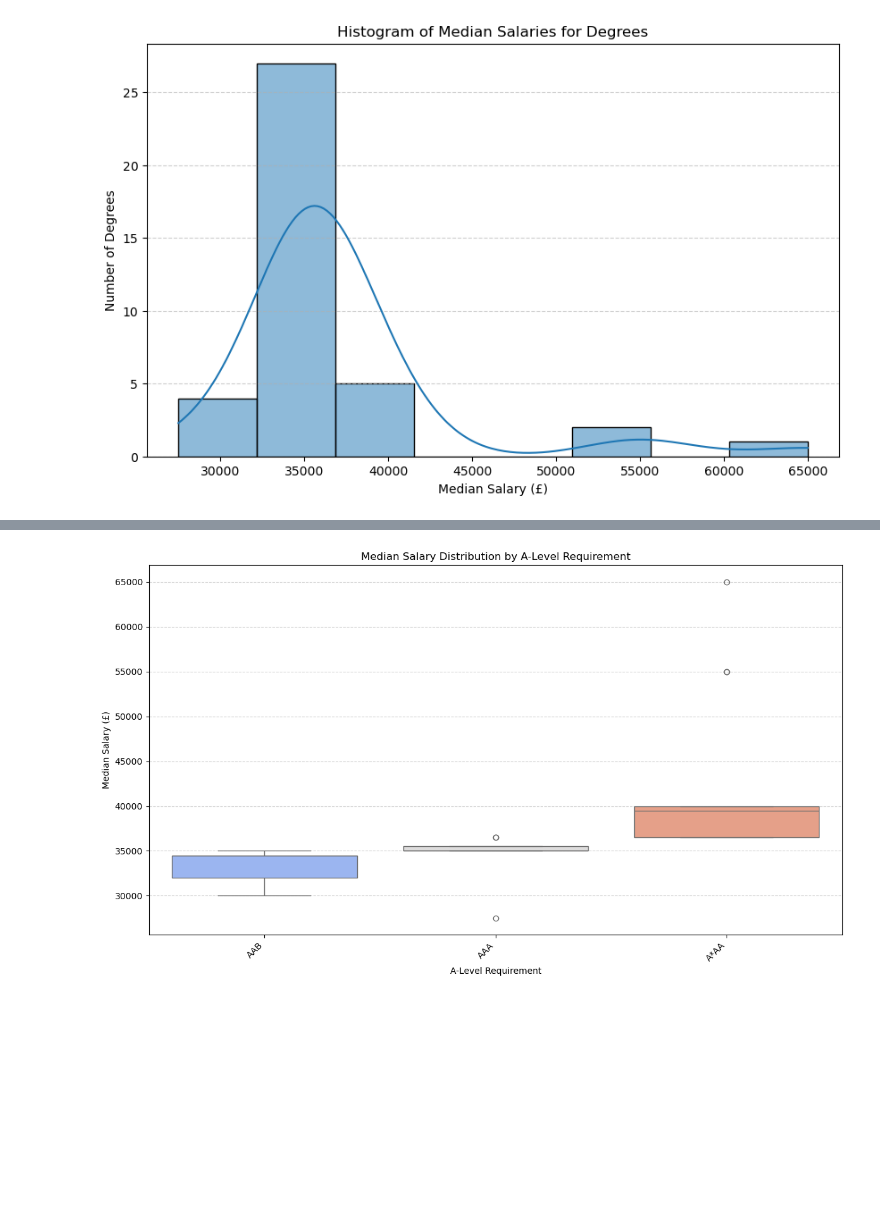
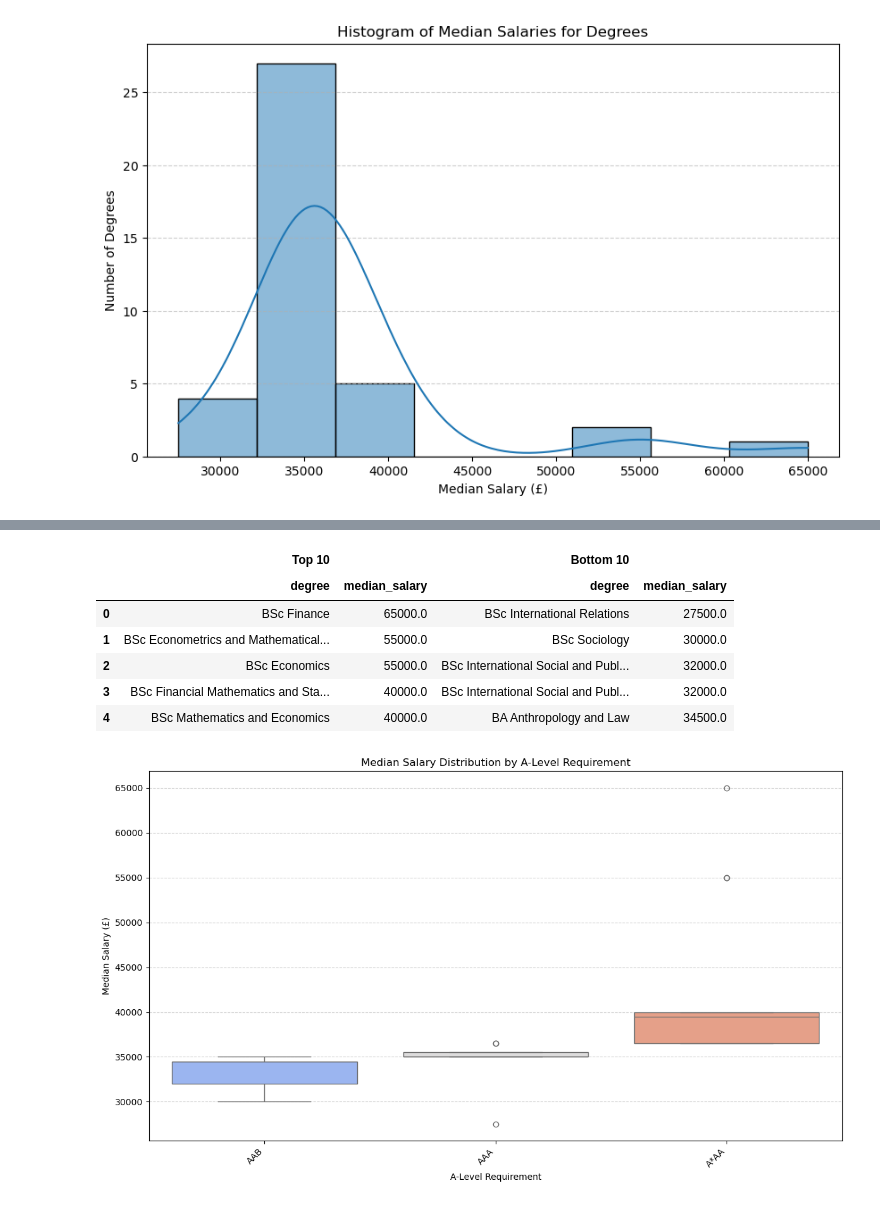
Before and after one commit to MaSe1010/project2, a Jupyter notebook: eda.ipynb, the cells around one changed output, grey strips where cells are left out. Drawn from its saved outputs; the diff is of its cells as text; code cells hidden in the pictures; blank space fills up the shorter version.

```diff
--- a/eda.ipynb
+++ b/eda.ipynb
@@ -398 +364,13 @@ Passing `palette` without assigning `hue` is deprecated and will be removed in v
+# %%
+top10 = programms_df_clean[['degree','median_salary']].nlargest(5,'median_salary').reset_index(drop=True)
+bot10 = programms_df_clean[['degree','median_salary']].nsmallest(5,'median_salary').reset_index(drop=True)
+pd.concat([top10, bot10], axis=1, keys=['Top 10','Bottom 10'])
+# %% [output]
+|  | Top 10 |  | Bottom 10 |  |
+|  | degree | median_salary | degree | median_salary |
+| 0 | BSc Finance | 65000.0 | BSc International Relations | 27500.0 |
+| 1 | BSc Econometrics and Mathematical... | 55000.0 | BSc Sociology | 30000.0 |
+| 2 | BSc Economics | 55000.0 | BSc International Social and Publ... | 32000.0 |
+| 3 | BSc Financial Mathematics and Sta... | 40000.0 | BSc International Social and Publ... | 32000.0 |
+| 4 | BSc Mathematics and Economics | 40000.0 | BA Anthropology and Law | 34500.0 |
 # %%
```
Also changed, not shown: parts of 6 cells of this notebook.
